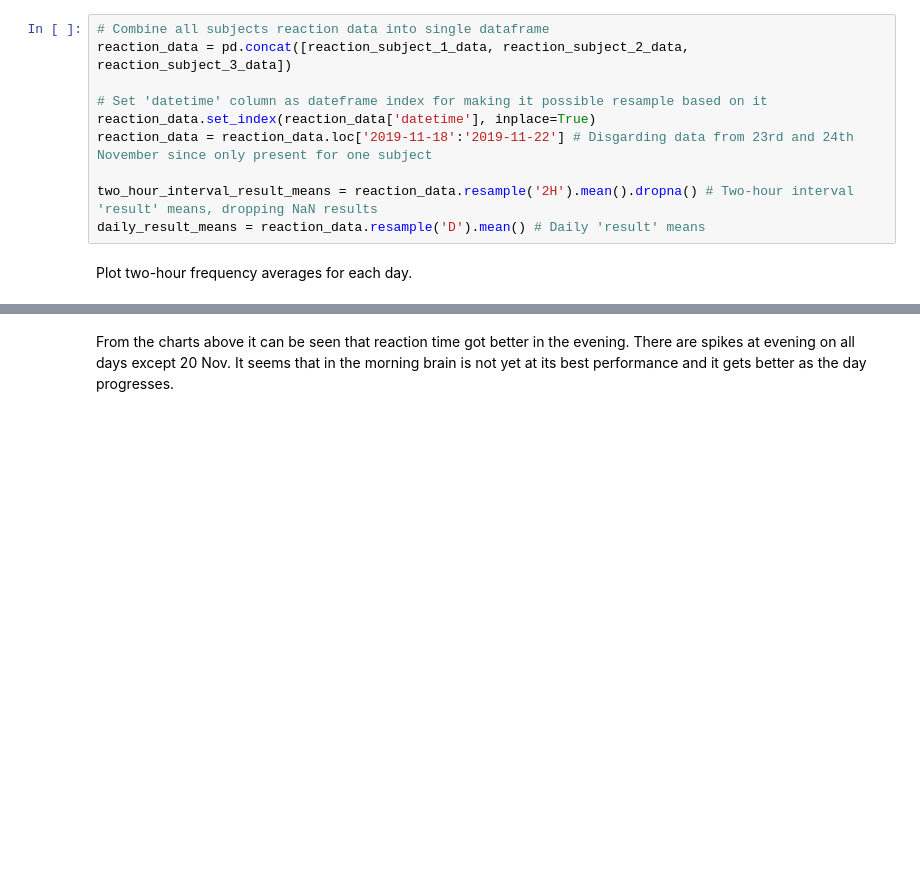
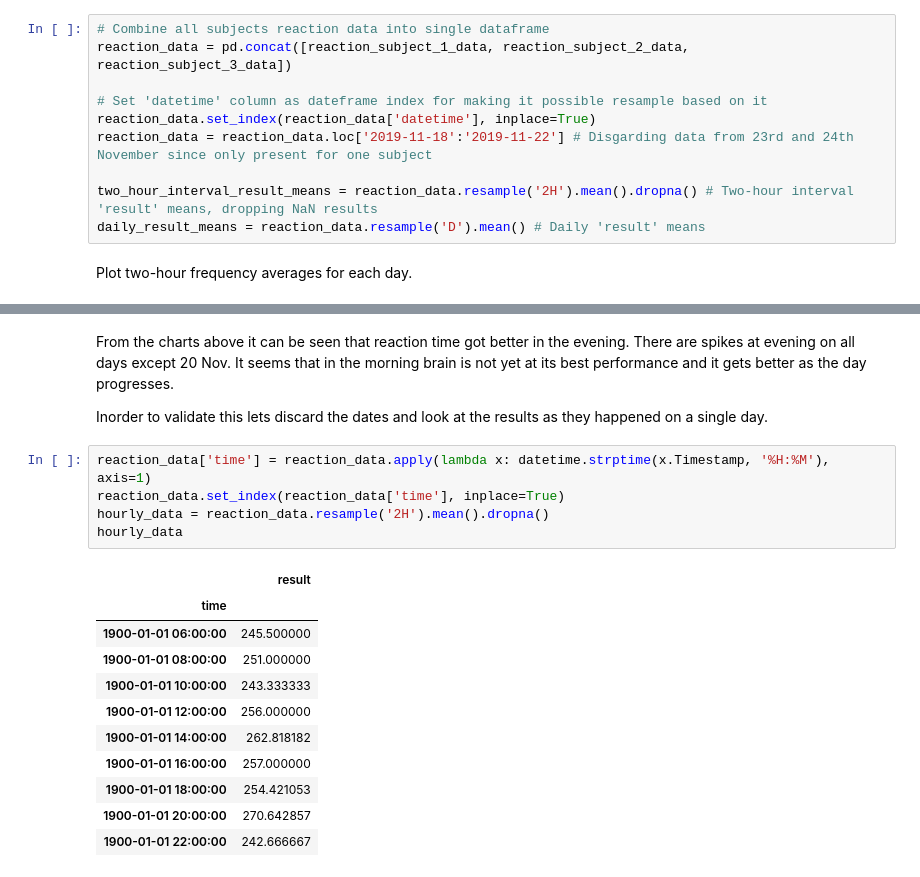
Before and after one commit to kaareltinn/icns-project, a Jupyter notebook: project.ipynb, the cells around one changed output, grey strips where cells are left out. Drawn from its saved outputs; the diff is of its cells as text; blank space fills up the shorter version.

```diff
--- a/project.ipynb
+++ b/project.ipynb
@@ -149,3 +150,22 @@ plt.show()
 [figure]
 # %% [markdown]
 From the charts above it can be seen that reaction time got better in the evening. There are spikes at evening on all days except 20 Nov. It seems that in the morning brain is not yet at its best performance and it gets better as the day progresses.
+
+Inorder to validate this lets discard the dates and look at the results as they happened on a single day.
+# %%
+reaction_data['time'] = reaction_data.apply(lambda x: datetime.strptime(x.Timestamp, '%H:%M'), axis=1)
+reaction_data.set_index(reaction_data['time'], inplace=True)
+hourly_data = reaction_data.resample('2H').mean().dropna()
+hourly_data
+# %% [output]
+|  | result |
+| time |  |
+| 1900-01-01 06:00:00 | 245.500000 |
+| 1900-01-01 08:00:00 | 251.000000 |
+| 1900-01-01 10:00:00 | 243.333333 |
+| 1900-01-01 12:00:00 | 256.000000 |
+| 1900-01-01 14:00:00 | 262.818182 |
+| 1900-01-01 16:00:00 | 257.000000 |
+| 1900-01-01 18:00:00 | 254.421053 |
+| 1900-01-01 20:00:00 | 270.642857 |
+| 1900-01-01 22:00:00 | 242.666667 |
```
Also changed, not shown: parts of 4 cells of this notebook.
